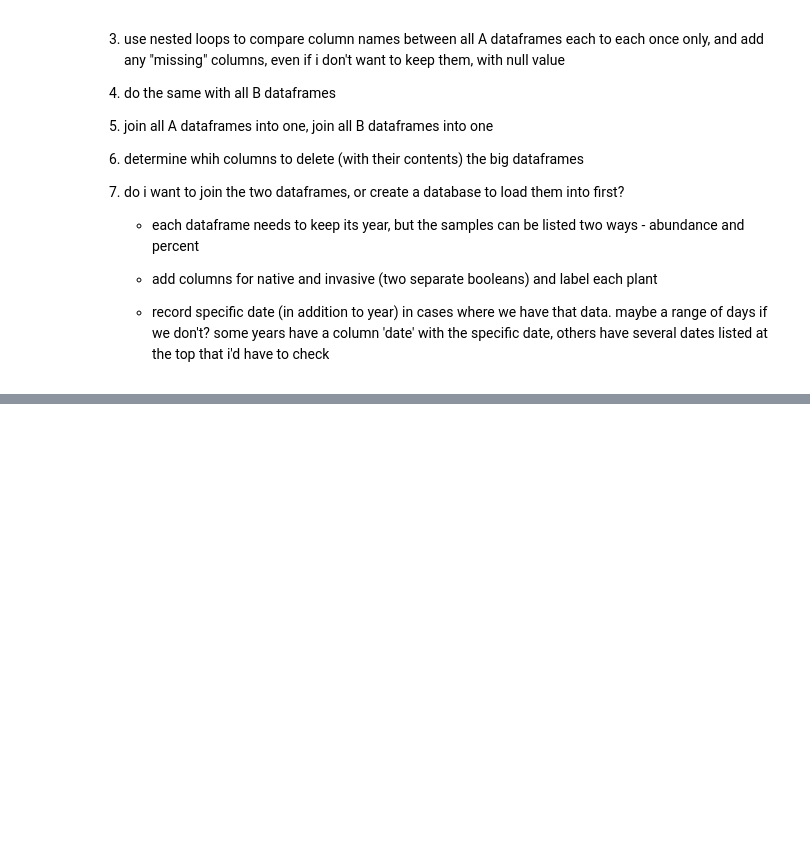
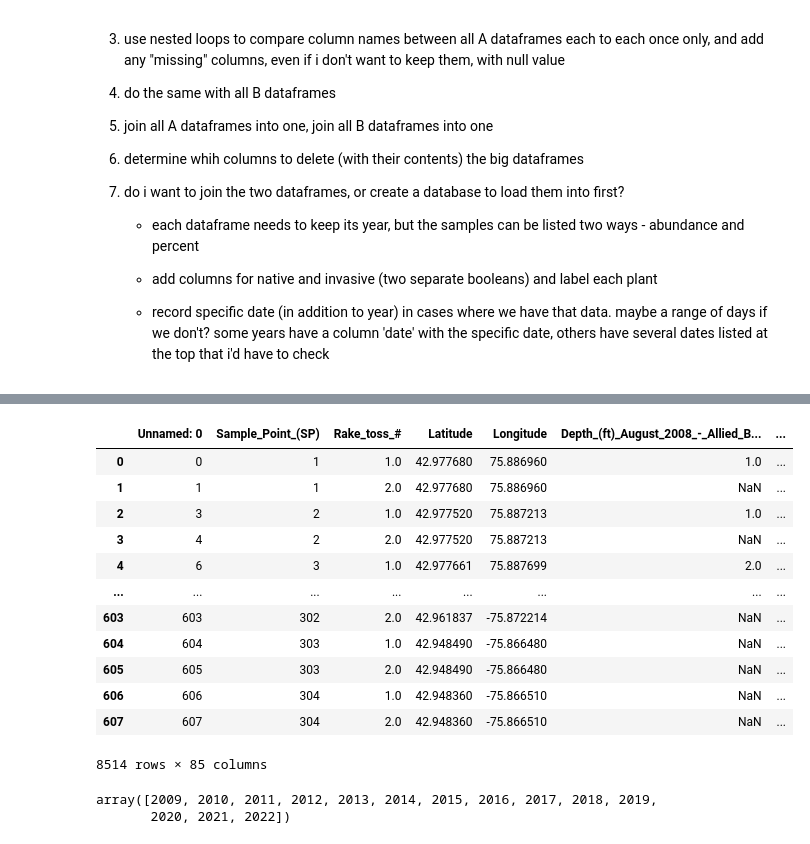
Before and after one commit to kgilbert78/rake-toss-data-cleaning, a Jupyter notebook: combining_tables.ipynb, the cells around one changed output, grey strips where cells are left out. Saved outputs shown, nothing was run; the diff lists cells and outputs as text; code cells hidden in the pictures; blank space fills up the shorter version.

```diff
--- a/combining_tables.ipynb
+++ b/combining_tables.ipynb
@@ -81,0 +154,10 @@ col_name_df.to_csv('output/ALL_COLUMN_NAMES.csv')
+# %%
+# create table a dataframes
+table_a_years = [2009, 2010, 2011, 2012, 2013, 2014, 2015, 2016, 2017, 2018, 2019, 2020, 2021, 2022]
+all_a_dfs = {}
+
+for year in table_a_years:
+    df = pd.read_csv(f'output/table_A_{year}.csv')
+    df['Year'] = year
+    all_a_dfs[year] = df
+all_b_dfs[2009].head()
@@ -81,0 +172,15 @@ col_name_df.to_csv('output/ALL_COLUMN_NAMES.csv')
+# %%
+for i, year in enumerate(table_a_years):
+  # flip through anchor years
+  year + i
+  a_list = list(all_b_dfs[year].columns)
+  for col_name in a_list:
+    # year is the same as table_a_years[i]
+    years_to_search = [yr for yr in table_a_years if yr != year]
+    # print(year, 'years_to_search', years_to_search)
+    # make new years list without the current year
+    for search_year in years_to_search:
+      # flip through all the non-anchor years
+      if col_name not in list(all_a_dfs[search_year].columns):
+        print(i, year, f'{col_name} not in {search_year}')
+        all_a_dfs[search_year][col_name] = None
@@ -81,0 +241,37 @@ col_name_df.to_csv('output/ALL_COLUMN_NAMES.csv')
+# %%
+table_a_df = pd.concat([all_a_dfs[2009],
+  all_a_dfs[2010],
+  all_a_dfs[2011],
+  all_a_dfs[2012],
+  all_a_dfs[2013],
+  all_a_dfs[2014],
+  all_a_dfs[2015],
+  all_a_dfs[2016],
+  all_a_dfs[2017],
+  all_a_dfs[2018],
+  all_a_dfs[2019],
+  all_a_dfs[2020],
+  all_a_dfs[2021],
+  all_a_dfs[2022]
+])
+# %%
+table_a_df
+# %% [output]
+|  | Unnamed: 0 | Sample_Point_(SP) | Rake_toss_# | Latitude | Longitude | Depth_(ft)_August_2008_-_Allied_B... | ... |
+| 0 | 0 | 1 | 1.0 | 42.977680 | 75.886960 | 1.0 | ... |
+| 1 | 1 | 1 | 2.0 | 42.977680 | 75.886960 | NaN | ... |
+| 2 | 3 | 2 | 1.0 | 42.977520 | 75.887213 | 1.0 | ... |
+| 3 | 4 | 2 | 2.0 | 42.977520 | 75.887213 | NaN | ... |
+| 4 | 6 | 3 | 1.0 | 42.977661 | 75.887699 | 2.0 | ... |
+| ... | ... | ... | ... | ... | ... | ... | ... |
+| 603 | 603 | 302 | 2.0 | 42.961837 | -75.872214 | NaN | ... |
+| 604 | 604 | 303 | 1.0 | 42.948490 | -75.866480 | NaN | ... |
+| 605 | 605 | 303 | 2.0 | 42.948490 | -75.866480 | NaN | ... |
+| 606 | 606 | 304 | 1.0 | 42.948360 | -75.866510 | NaN | ... |
+| 607 | 607 | 304 | 2.0 | 42.948360 | -75.866510 | NaN | ... |
+8514 rows × 85 columns
+# %%
+table_a_df.Year.unique()
+# %% [output]
+array([2009, 2010, 2011, 2012, 2013, 2014, 2015, 2016, 2017, 2018, 2019,
+       2020, 2021, 2022])
```
Also changed, not shown: parts of 22 cells of this notebook.
